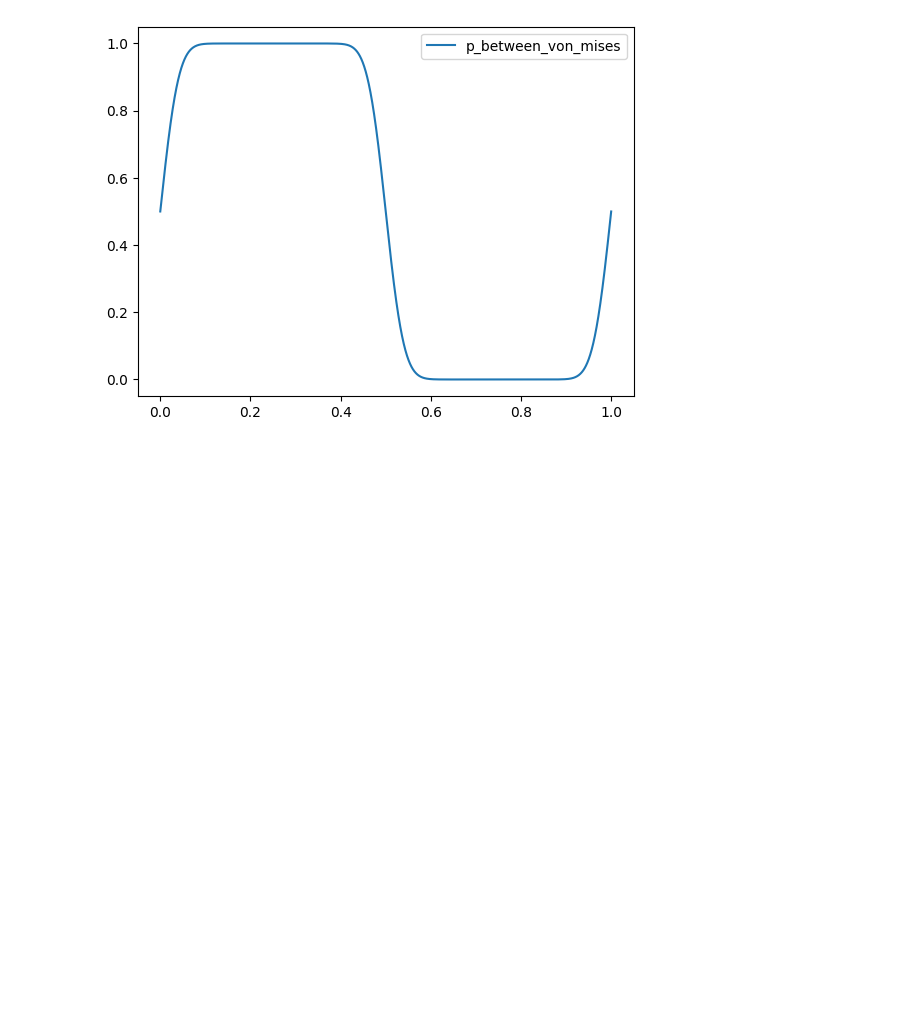
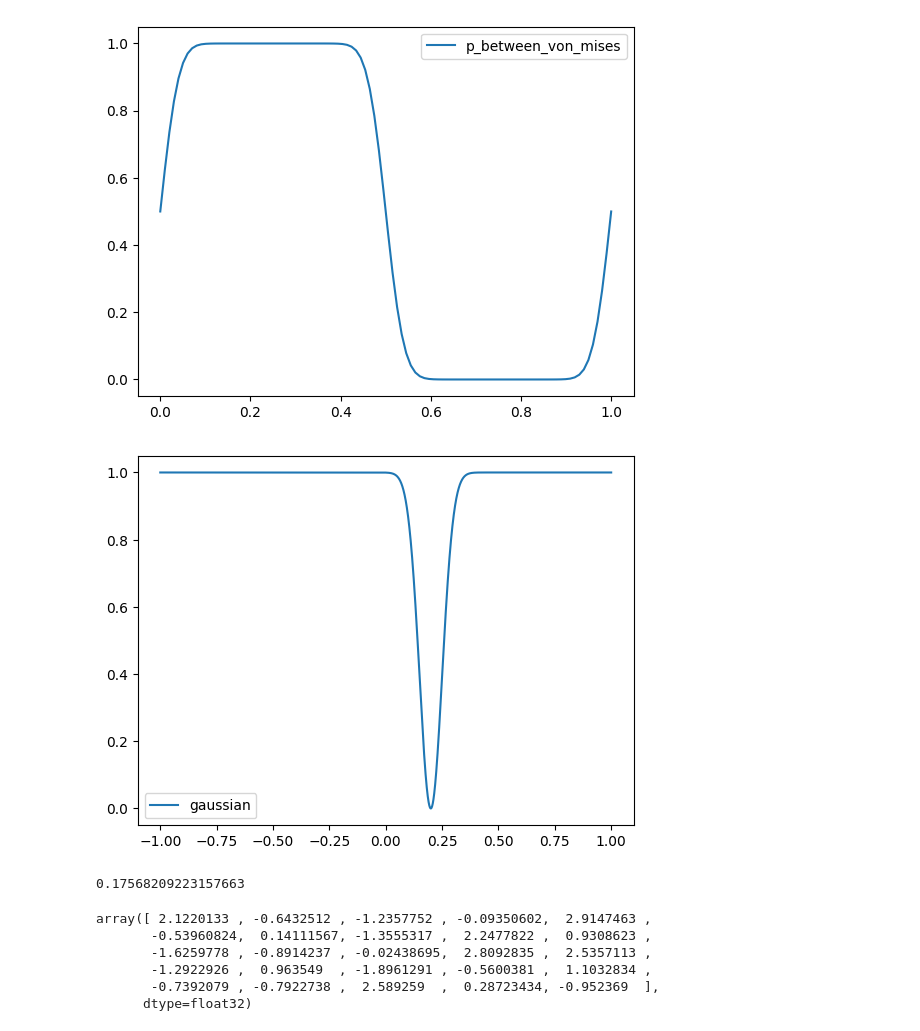
Before and after one commit to alhussein-jamil/Cassie, a Jupyter notebook: Cassie_Testing.ipynb, the cells around one changed output. Cells and saved outputs as stored; diff of their text form; code cells hidden in the pictures; blank space fills up the shorter version.

```diff
--- a/Cassie_Testing.ipynb
+++ b/Cassie_Testing.ipynb
@@ -24,12 +24,12 @@ import scipy.stats as stats
 THETA_LEFT = 0.5
 THETA_RIGHT = 0
 MAX_STEPS = 300
-OMEGA = 1
+OMEGA = 100
 STEPS_IN_CYCLE= 50
 a_swing = 0
-b_swing = np.pi
-a_stance = np.pi
-b_stance = np.pi*2
+b_swing = 0.5
+a_stance = 0.5
+b_stance = 1
 FORWARD_QUARTERNIONS = np.array([1, 0, 0, 0])
 KAPPA = 25
 X_VEL = 0.2
@@ -39,6 +39,7 @@ c_swing_frc = -1
 c_stance_frc = 0
 c_swing_spd = 0
 c_stance_spd = -1
+q_frc_coef = 900000
 
 #The camera configuration
 DEFAULT_CAMERA_CONFIG = {
@@ -120,3 +118,13 @@ plt.legend(['p_between_von_mises'])
 plt.show()
 # %% [output]
 [figure]
+# %%
+
+#plot a gaussian centered at 2 with a std of 1
+x = np.linspace(-1, 1, 50000)
+y = 1-np.exp(-2*OMEGA*(x-0.2)**2)
+plt.plot(x, y)
+plt.legend(['gaussian'])
+plt.show()
+# %% [output]
+[figure, added]
@@ -123,3 +175,7 @@ plt.show()
+# %%
+action_dist([0,0,0,0,1,0,0,0,0,0],[0,0,0,0,0,0,0,0,0,0])
+# %% [output]
+0.17568209223157663
 # %%
 #The environment class
 class CassieEnv(MujocoEnv):
@@ -341,3 +410,13 @@ class CassieEnv(MujocoEnv):
 
         observation = self._get_obs()
         return observation
+# %%
+cassie = CassieEnv({})
+cassie.observation_space.sample()
+# %% [output]
+array([ 2.1220133 , -0.6432512 , -1.2357752 , -0.09350602,  2.9147463 ,
+       -0.53960824,  0.14111567, -1.3555317 ,  2.2477822 ,  0.9308623 ,
+       -1.6259778 , -0.8914237 , -0.02438695,  2.8092835 ,  2.5357113 ,
+       -1.2922926 ,  0.963549  , -1.8961291 , -0.5600381 ,  1.1032834 ,
+       -0.7392079 , -0.7922738 ,  2.589259  ,  0.28723434, -0.952369  ],
+      dtype=float32)
```
Also changed, not shown: parts of 25 cells of this notebook, 8 other files.
